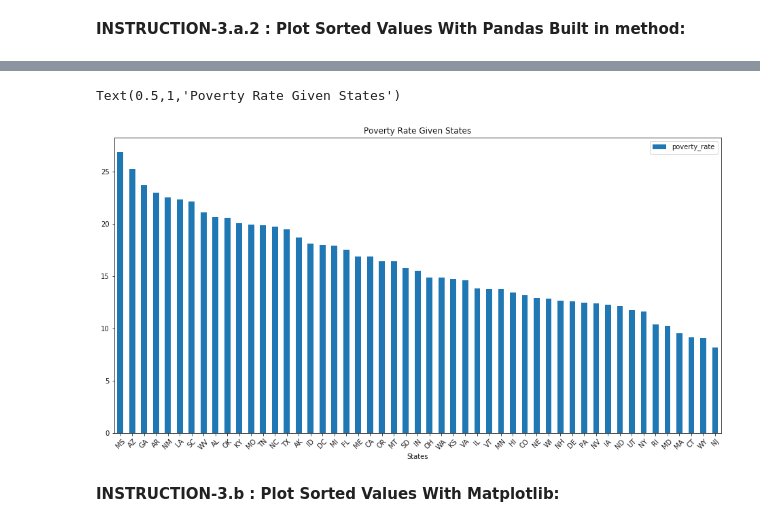
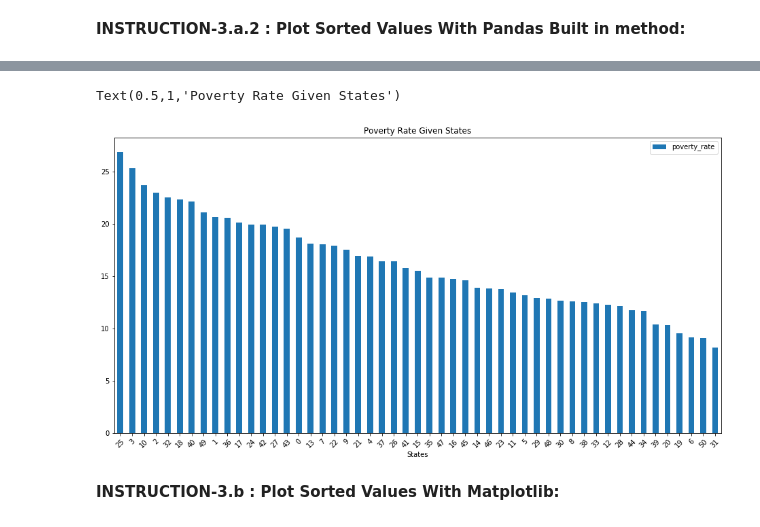
Before and after one commit to ademarslan/Data-Visualization, a Jupyter notebook: 1_Project/02-EU_DS_DVPy_M1-(PoliceKills)/USA_Fatal_Police_Shoot_Analyse_student_version.ipynb, the cells around one changed output, grey strips where cells are left out. Drawn from its saved outputs; the diff is of its cells as text; code cells hidden in the pictures.

```diff
--- a/1_Project/02-EU_DS_DVPy_M1-(PoliceKills)/USA_Fatal_Police_Shoot_Analyse_student_version.ipynb
+++ b/1_Project/02-EU_DS_DVPy_M1-(PoliceKills)/USA_Fatal_Police_Shoot_Analyse_student_version.ipynb
@@ -102,5 +102,4 @@ Text(0.5,1,'Poverty Rate Given States')
 # %% [markdown]
 **INSTRUCTION-3.a.2 : Plot Sorted Values With Pandas Built in method:**
 # %%
-sorted_pr = pr.groupby('Geographic Area').agg({'poverty_rate':'mean'}).sort_values(by= 'Geographic Area', ascending=False)
-sorted_pr
+sorted_pr = pr.groupby('Geographic Area').agg({'poverty_rate':'mean'}).reset_index().sort_values(by= 'poverty_rate', ascending=False)
@@ -126,10 +106,10 @@ sorted_pr
 # %%
-sorted_prate.plot(kind='bar',figsize=(16,8),rot=45)
+sorted_pr.plot(kind='bar',figsize=(16,8),rot=45)
 plt.xlabel('States')
 plt.title('Poverty Rate Given States')
 # %% [output]
 Text(0.5,1,'Poverty Rate Given States')
-[figure, old version]
+[figure, new version]
 # %% [markdown]
 **INSTRUCTION-3.b : Plot Sorted Values With Matplotlib:**
 # %%
```
Also changed, not shown: parts of 38 cells of this notebook, 3 other files.
